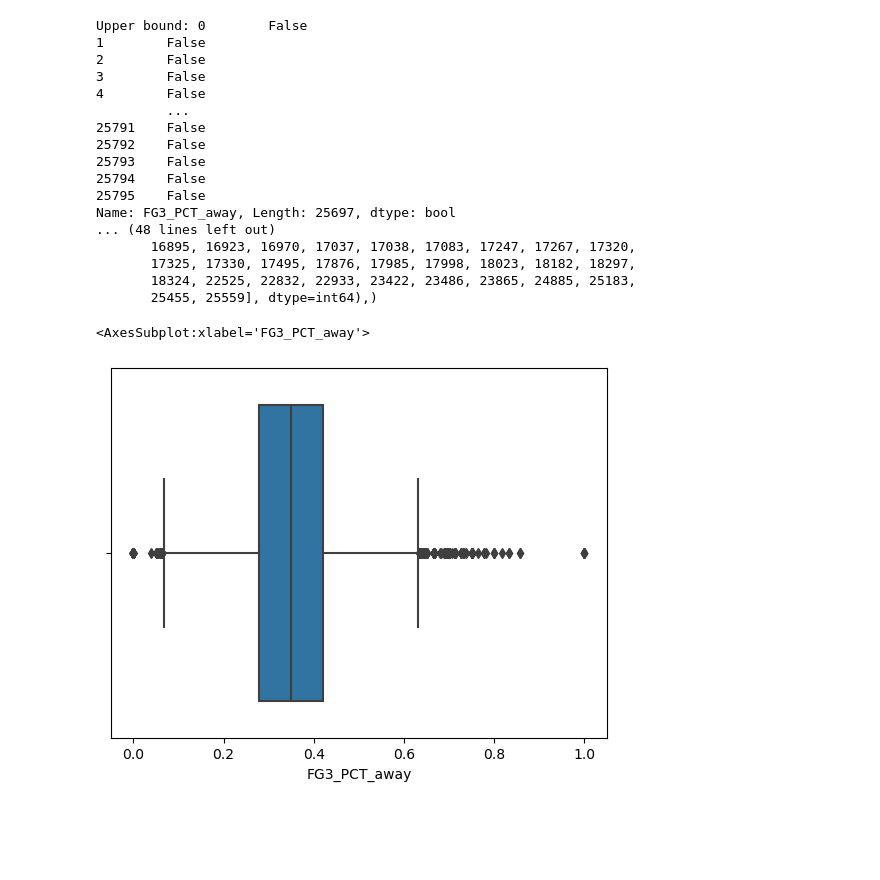
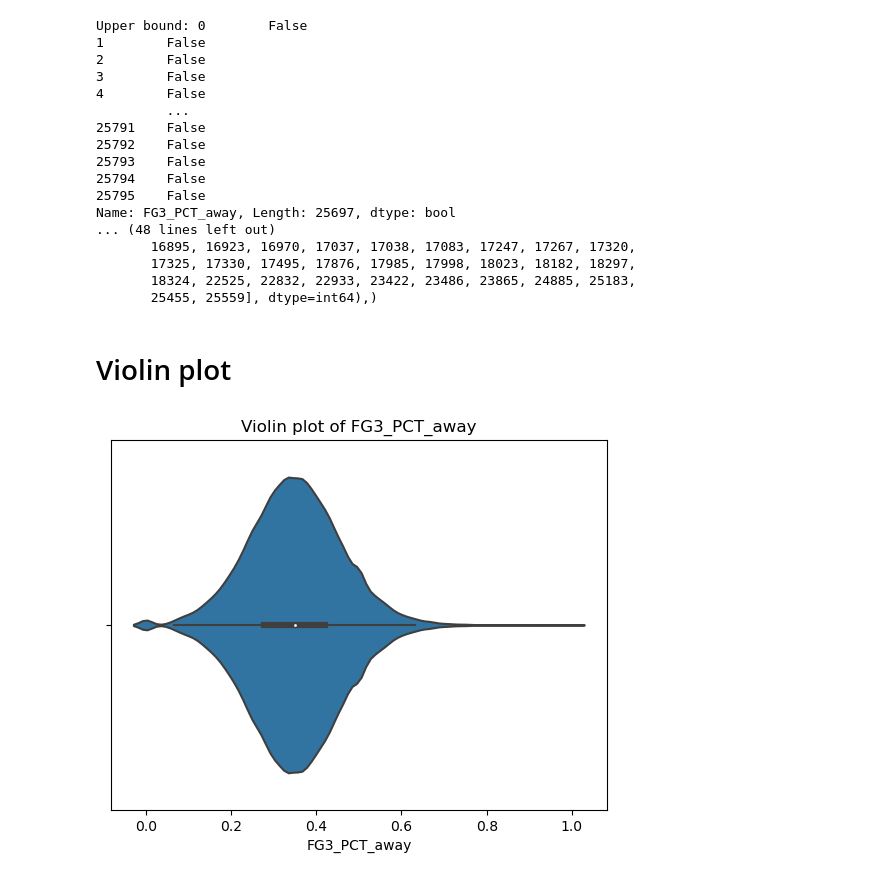
Before and after one commit to swethak2/NBA-games-data, a Jupyter notebook: NBA_games_data.ipynb, the cells around one changed output. Cells and saved outputs as stored; diff of their text form; code cells hidden in the pictures; blank space fills up the shorter version.

```diff
--- a/NBA_games_data.ipynb
+++ b/NBA_games_data.ipynb
@@ -338,9 +331,11 @@ Name: FG3_PCT_away, Length: 25697, dtype: bool
        17325, 17330, 17495, 17876, 17985, 17998, 18023, 18182, 18297,
        18324, 22525, 22832, 22933, 23422, 23486, 23865, 24885, 25183,
        25455, 25559], dtype=int64),)
-# %%
-#ploting the boxplot using the given column
-sns.boxplot(df['FG3_PCT_away'])
-# %% [output]
-<AxesSubplot:xlabel='FG3_PCT_away'>
-[figure, removed]
+# %% [markdown]
+# Violin plot
+# %%
+sns.violinplot(df["FG3_PCT_away"])
+plt.title("Violin plot of FG3_PCT_away")
+plt.show()
+# %% [output]
+[figure, added]
```
Also changed, not shown: parts of 22 cells of this notebook.
